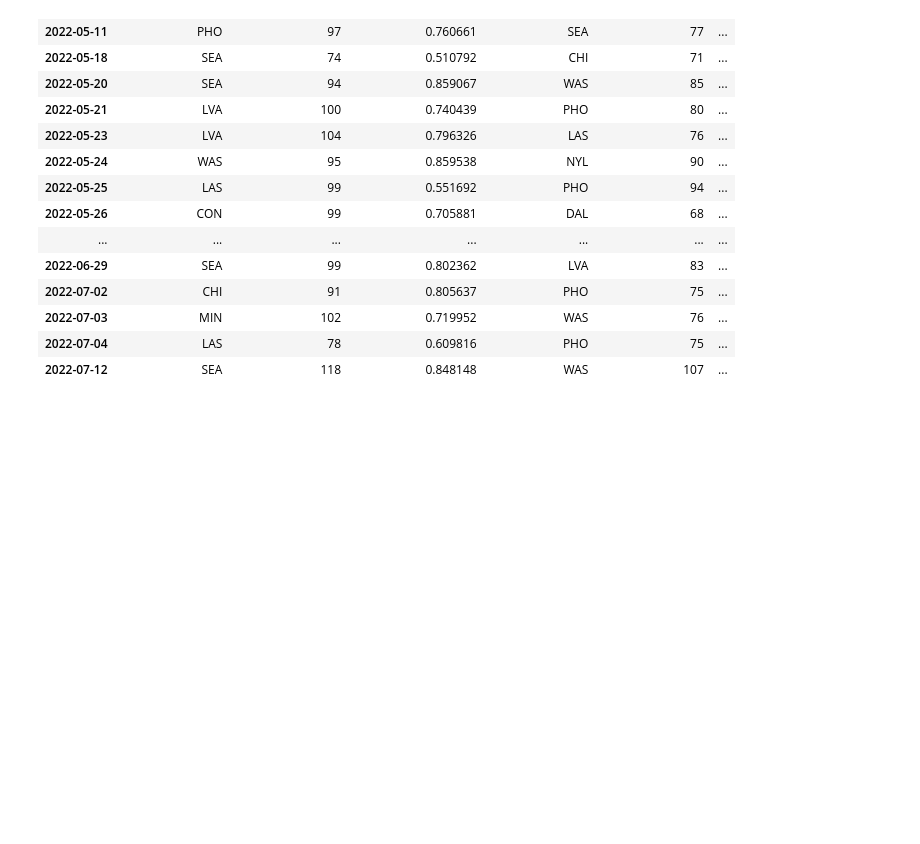
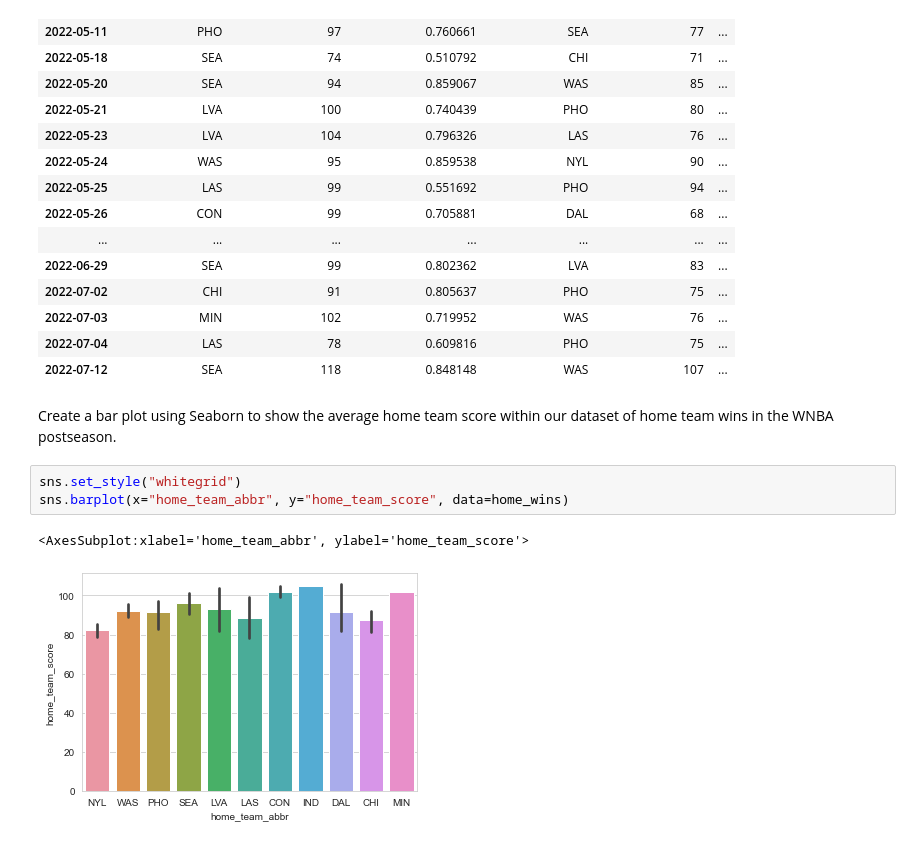
Before and after one commit to larsz-o/wnbaData, a Jupyter notebook: wnbaData.ipynb, the cells around one changed output. Cells and saved outputs as stored; diff of their text form; blank space fills up the shorter version.

Commit message:
creating some charts

```diff
--- a/wnbaData.ipynb
+++ b/wnbaData.ipynb
@@ -68,3 +75,11 @@ home_wins.head(30)
 | 2022-07-03 | MIN | 102 | 0.719952 | WAS | 76 | ... |
 | 2022-07-04 | LAS | 78 | 0.609816 | PHO | 75 | ... |
 | 2022-07-12 | SEA | 118 | 0.848148 | WAS | 107 | ... |
+# %% [markdown]
+Create a bar plot using Seaborn to show the average home team score within our dataset of home team wins in the WNBA postseason.
+# %%
+sns.set_style("whitegrid")
+sns.barplot(x="home_team_abbr", y="home_team_score", data=home_wins)
+# %% [output]
+<AxesSubplot:xlabel='home_team_abbr', ylabel='home_team_score'>
+[figure, added]
```
Also changed, not shown: parts of 8 cells of this notebook.
